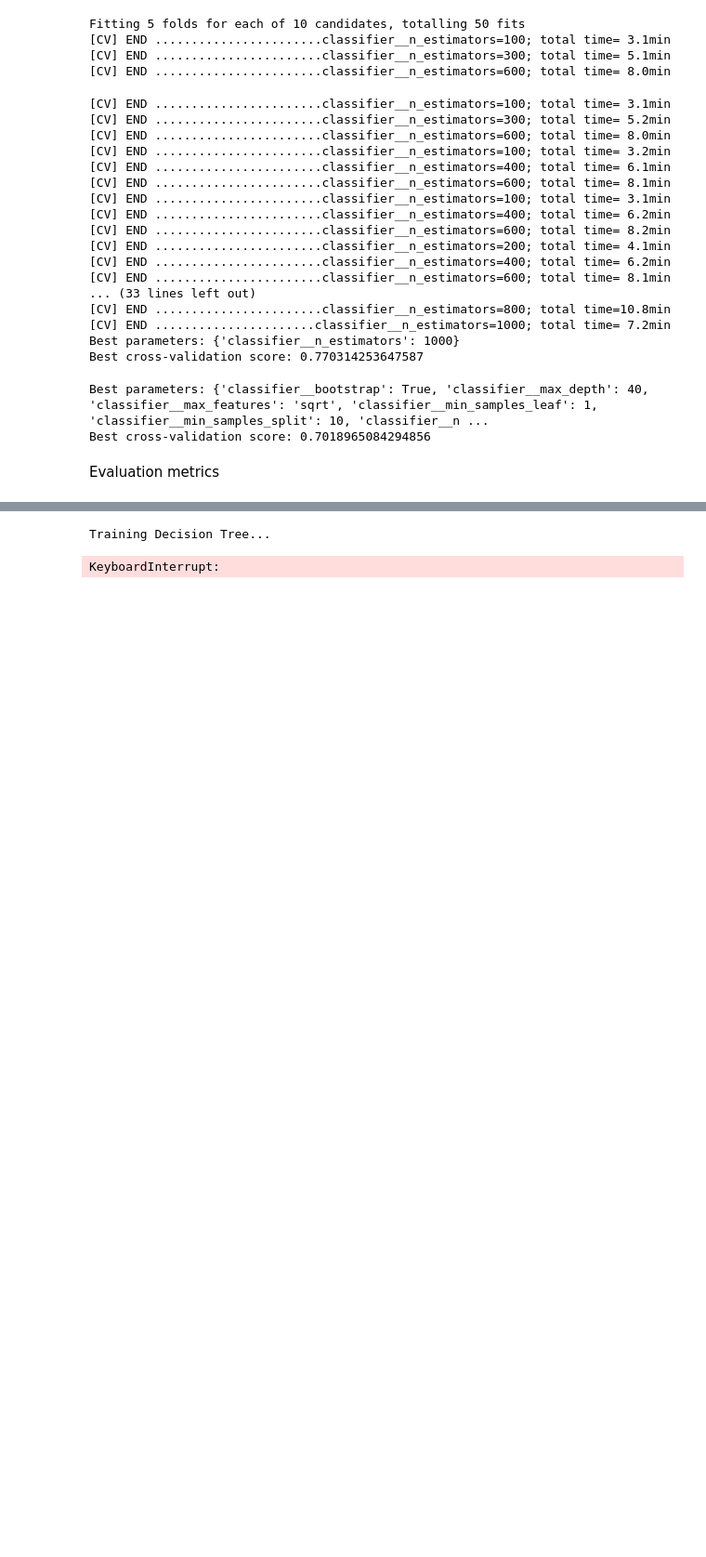
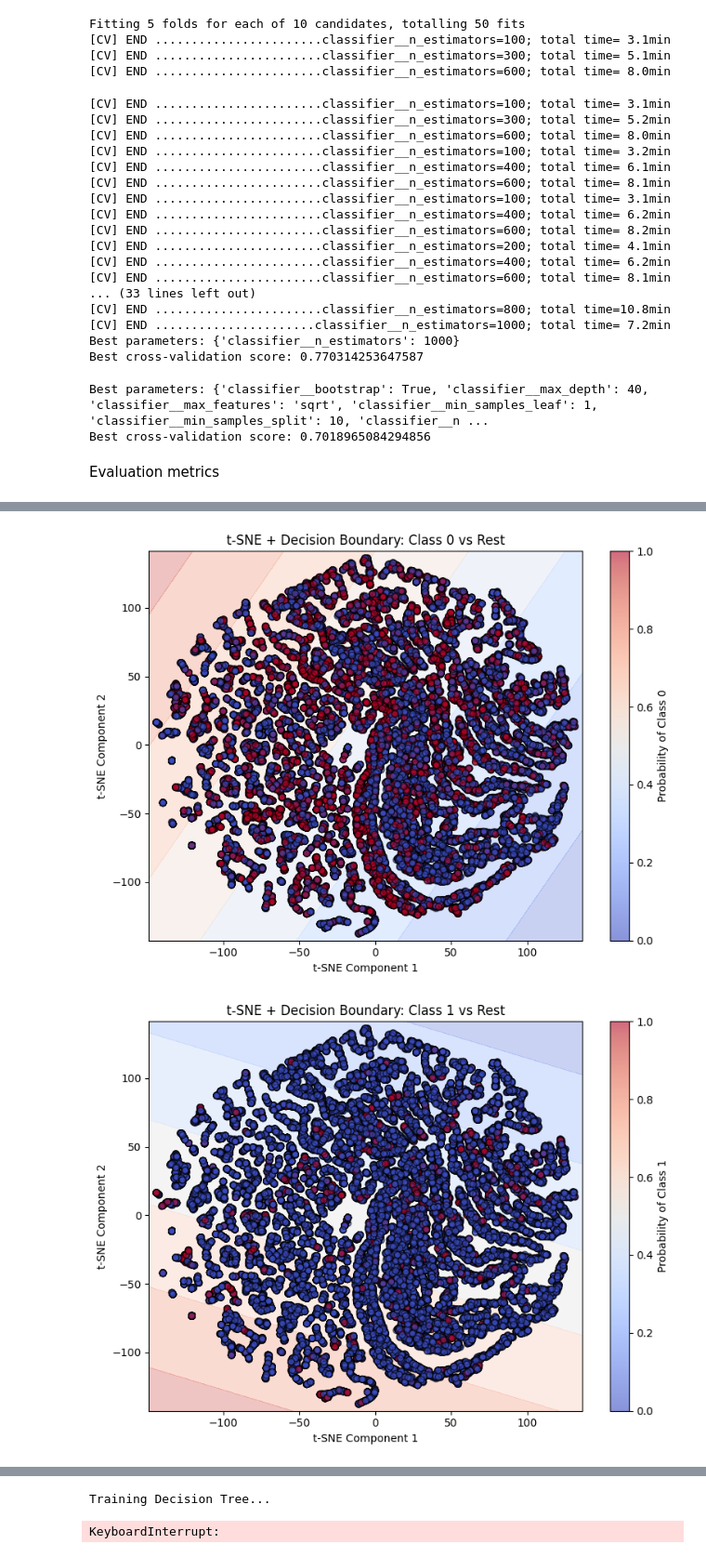
Before and after one commit to shakeeluetp1041/DataDrip, a Jupyter notebook: notebooks/data_pipeline-cleaner.ipynb, the cells around one changed output, grey strips where cells are left out. Shown at 93% size. Drawn from its saved outputs; the diff is of its cells as text; code cells hidden in the pictures; blank space fills up the shorter version.

```diff
--- a/notebooks/data_pipeline-cleaner.ipynb
+++ b/notebooks/data_pipeline-cleaner.ipynb
@@ -609,0 +684,38 @@ Name: proportion, dtype: float64
+# %%
+from sklearn.manifold import TSNE
+from sklearn.linear_model import LogisticRegression
+import matplotlib.pyplot as plt
+import numpy as np
+
+# Step 1: Reduce to 2D using t-SNE
+tsne = TSNE(n_components=2, perplexity=30, random_state=42)
+X_tsne = tsne.fit_transform(X_numeric)  # X_numeric: only numeric features
+
+# Step 2: Loop through each class for 1-vs-rest
+for cls in np.unique(y):
+    y_binary = (y == cls).astype(int)
+
+    clf = LogisticRegression()
+    clf.fit(X_tsne, y_binary)
+
+    # Decision boundary
+    x_min, x_max = X_tsne[:, 0].min() - 5, X_tsne[:, 0].max() + 5
+    y_min, y_max = X_tsne[:, 1].min() - 5, X_tsne[:, 1].max() + 5
+    xx, yy = np.meshgrid(np.linspace(x_min, x_max, 500),
+                         np.linspace(y_min, y_max, 500))
+    Z = clf.predict_proba(np.c_[xx.ravel(), yy.ravel()])[:, 1].reshape(xx.shape)
+
+    # Plot
+    plt.figure(figsize=(8, 6))
+    plt.contourf(xx, yy, Z, alpha=0.3, cmap='coolwarm')
+    plt.scatter(X_tsne[:, 0], X_tsne[:, 1], c=y_binary, edgecolors='k',
+                cmap='coolwarm', alpha=0.6)
+    plt.title(f"t-SNE + Decision Boundary: Class {cls} vs Rest")
+    plt.xlabel("t-SNE Component 1")
+    plt.ylabel("t-SNE Component 2")
+    plt.colorbar(label=f"Probability of Class {cls}")
+    plt.tight_layout()
+    plt.show()
+# %% [output]
+[figure, added]
+[figure, added]
```
Also changed, not shown: parts of 15 cells of this notebook, 1 other file.
